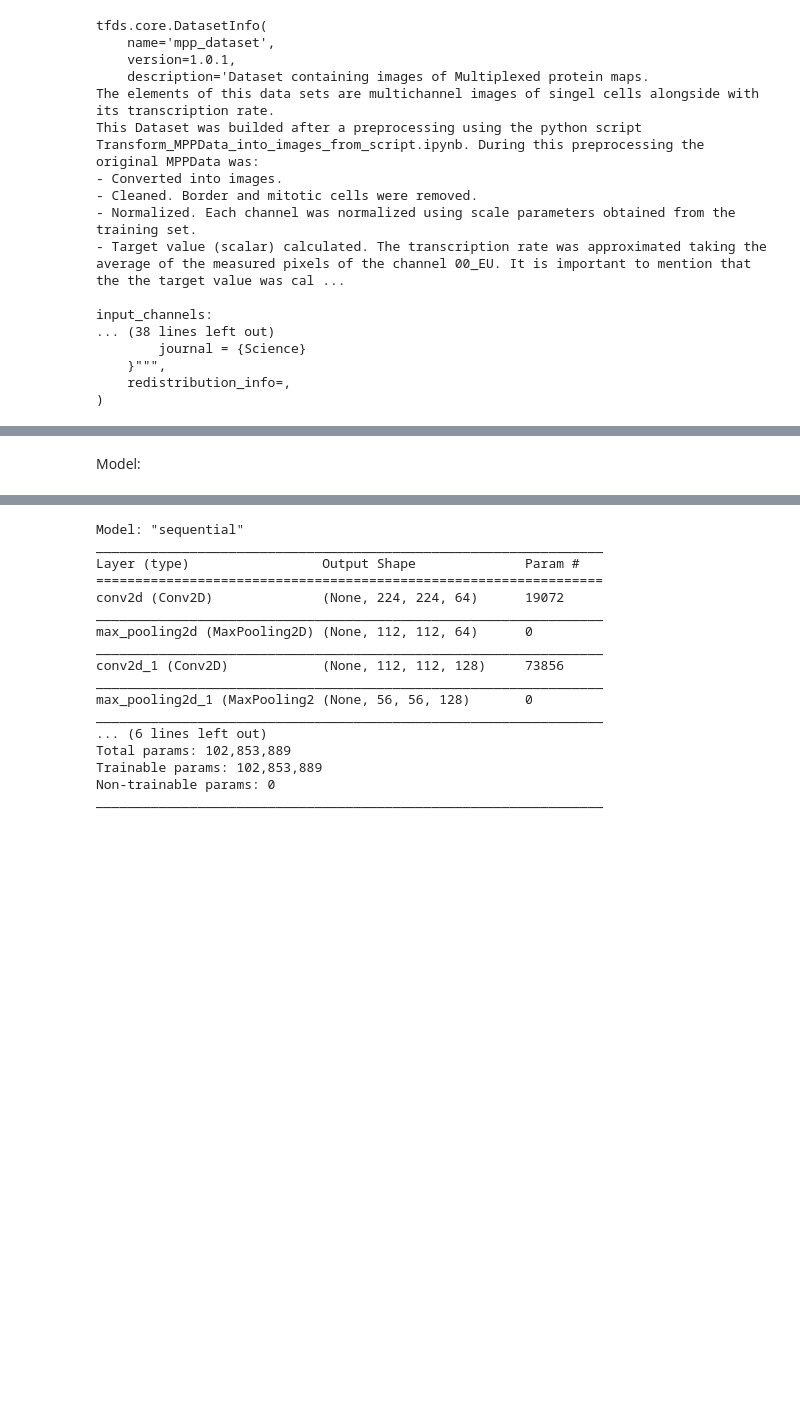
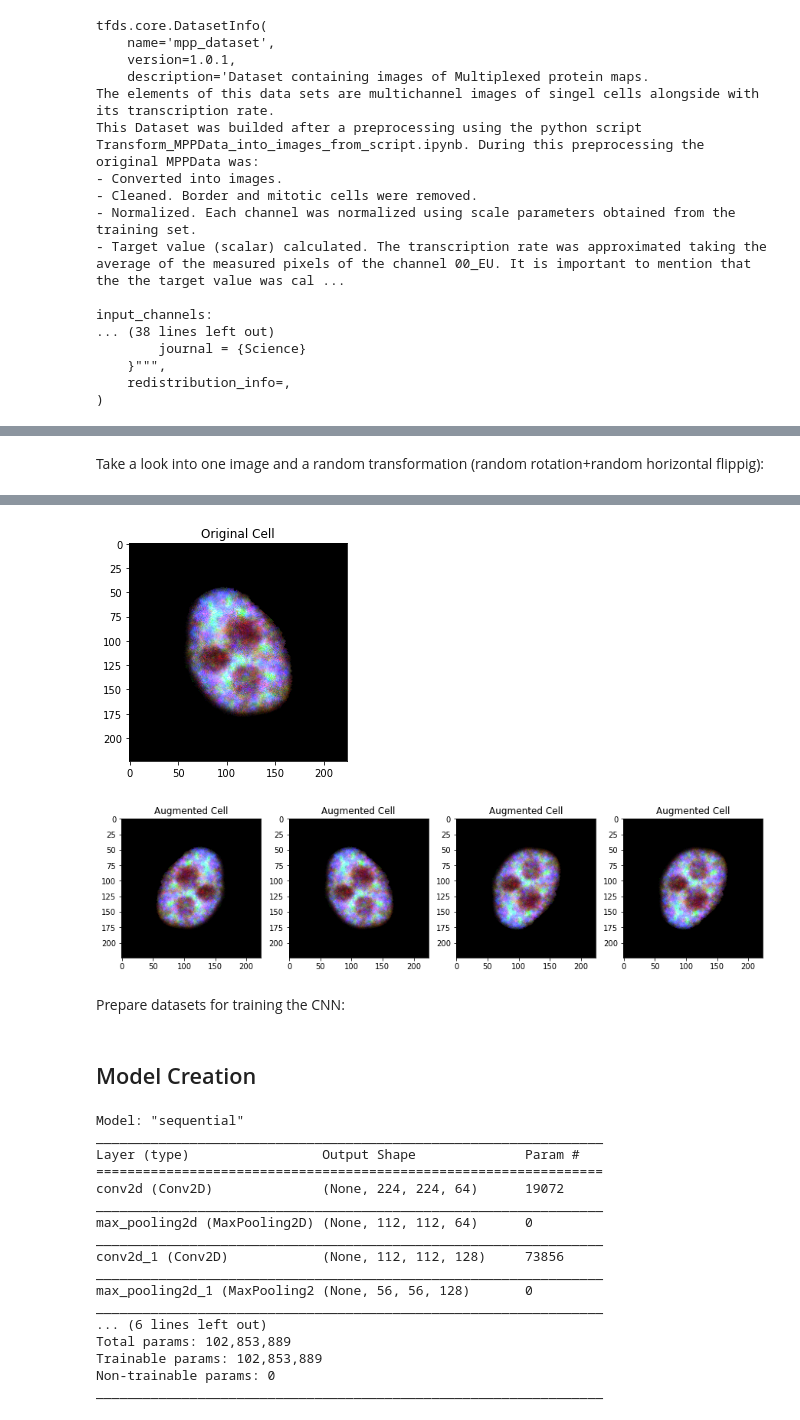
Before and after one commit to andresbecker/master_thesis, a Jupyter notebook: workspace/notebooks/Test_Model-3.ipynb, the cells around one changed output, grey strips where cells are left out. Drawn from its saved outputs; the diff is of its cells as text; code cells hidden in the pictures; blank space fills up the shorter version.

Commit message:
Data augemtation added

```diff
--- a/workspace/notebooks/Test_Model-3.ipynb
+++ b/workspace/notebooks/Test_Model-3.ipynb
@@ -134,6 +165,8 @@ input_ids = np.array(channels.set_index(['name']).loc[selected_channels].channel
 # %%
 def filter_channels(image, target):
     """Function to discriminated undecired channels"""
+
+    image = tf.cast(image, dtype=tf.float32)
 
     n_channels = metadata.features['image'].shape[-1]
     n_selected_channels = input_ids.shape[-1]
@@ -142,14 +175,48 @@ def filter_channels(image, target):
     projection_tensor = np.zeros((n_channels, n_selected_channels))
     for col, row in enumerate(input_ids):
         projection_tensor[row,col] = 1
-    projection_tensor = tf.constant(projection_tensor)
+    projection_tensor = tf.constant(projection_tensor, dtype=tf.float32)
 
-    new_shape = image.shape[:-1].as_list()+[n_selected_channels]
+    new_shape = image.shape[:-1]+(n_selected_channels,)
 
     return tf.reshape(tf.reshape(image, (-1,n_channels)) @ projection_tensor, (new_shape)), target
 
-train_data = train_data.map(filter_channels)
-val_data = val_data.map(filter_channels)
-test_data = test_data.map(filter_channels)
+def augment(image, target):
+    """Function to augment dataset. After channel filtering, it flips (horizontally) and rotates (0, 90, 180, 270 degrees) randomly the images."""
+
+    image, target = filter_channels(image, target)
+
+    # random Left and right flip
+    image = tf.image.random_flip_left_right(image)
+
+    # random rotations
+    # Number of 90deg rotation
+    k = np.random.randint(0,4)
+    image = tf.image.rot90(image, k=k)
+
+    return image, target
-# %% [markdown]
-Model:
+# %% [markdown]
+Take a look into one image and a random transformation (random rotation+random horizontal flippig):
+# %%
+def visualize_cell(image):
+    plt.figure(figsize=(6,4))
+    plt.title('Original Cell')
+    plt.imshow(image.numpy()[:,:,10:13],
+               cmap=plt.cm.PiYG,
+               vmin=0, vmax=1)
+
+    plt.figure(figsize=(15,4))
+    for i in range(4):
+        img, _ = augment(image, 0)
+        plt.subplot(1,4,i+1)
+        plt.title('Augmented Cell')
+        plt.imshow(img.numpy()[:,:,10:13],
+                   cmap=plt.cm.PiYG,
+                   vmin=0, vmax=1)
+# %%
+# Get one image from the training dataset
+image, _ = next(iter(train_data))
+# %%
+# Visualize the original vs. random flipping and rotations
+visualize_cell(image)
+# %% [output]
@@ -155,0 +228,4 @@ Model:
+[figure, added]
+[figure, added]
+# %% [markdown]
+Prepare datasets for training the CNN:
@@ -156,3 +262,5 @@ Model:
+# %% [markdown]
+## Model Creation
 # %%
 img_shape = metadata.features['image'].shape[:-1] + (input_ids.shape[0],)
 
```
Also changed, not shown: parts of 25 cells of this notebook, 2 other files.
